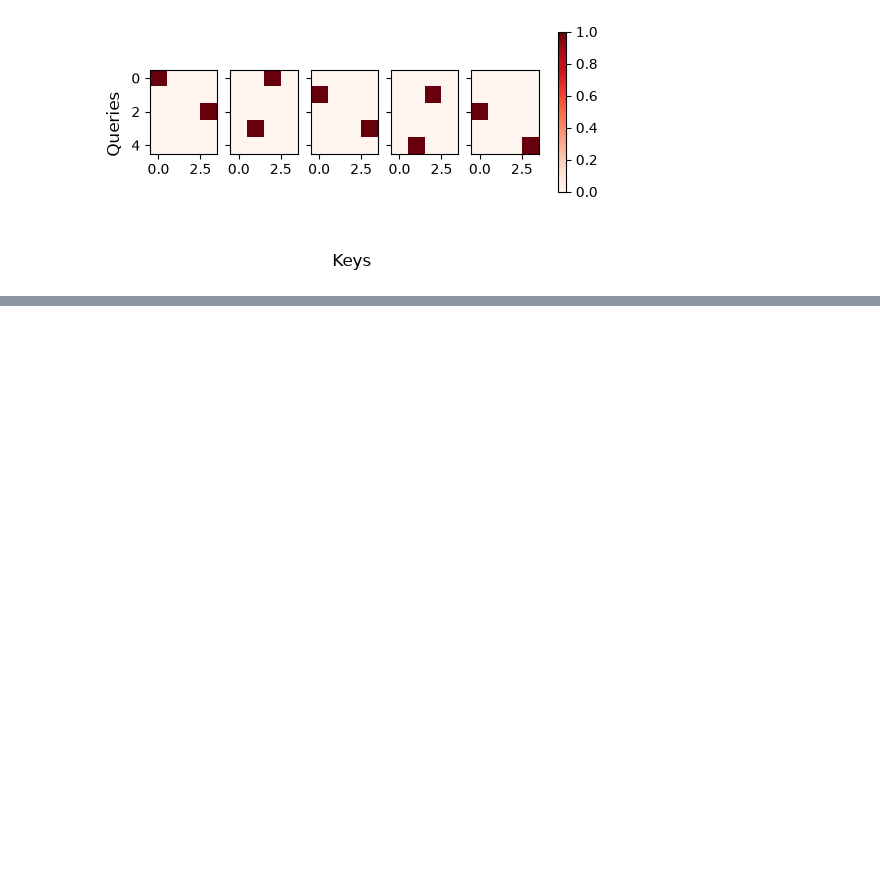
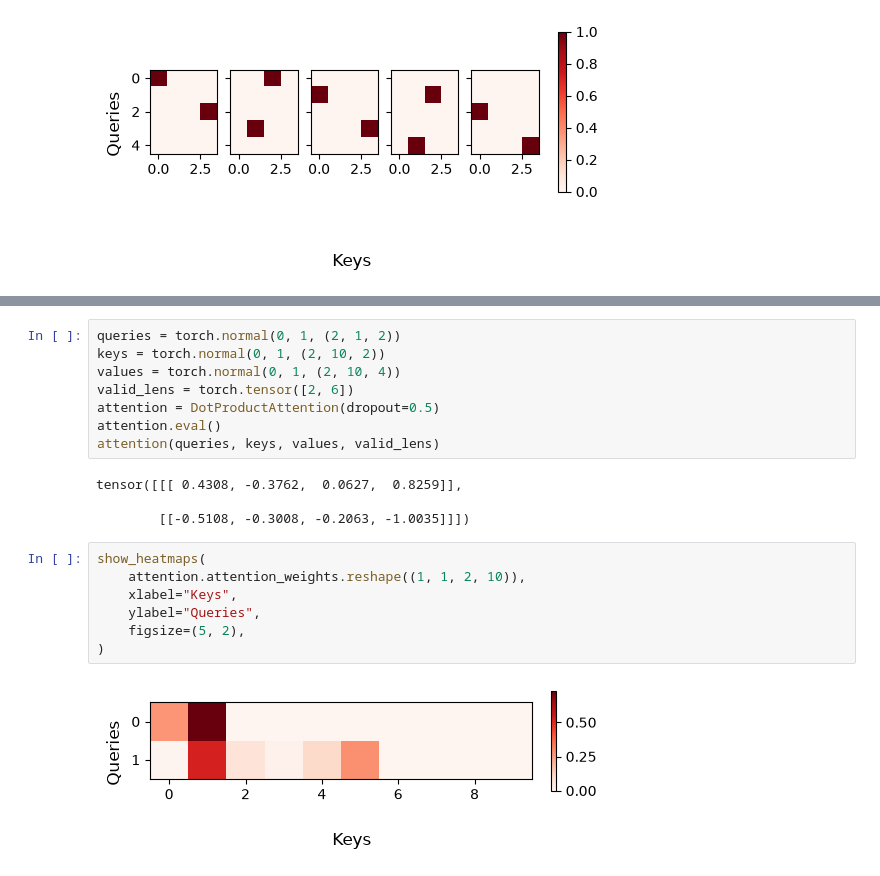
Before and after one commit to loki-git001/IPYNB-files, a Jupyter notebook: Transformers/learn_attention.ipynb, the cells around one changed output, grey strips where cells are left out. Saved outputs shown, nothing was run; the diff lists cells and outputs as text; blank space fills up the shorter version.

Commit message:
Learned multihead attention

```diff
--- a/Transformers/learn_attention.ipynb
+++ b/Transformers/learn_attention.ipynb
@@ -42,0 +145,21 @@ show_heatmaps(attention_weights, xlabel="Keys", ylabel="Queries", figsize=(5, 3)
+# %%
+queries = torch.normal(0, 1, (2, 1, 2))
+keys = torch.normal(0, 1, (2, 10, 2))
+values = torch.normal(0, 1, (2, 10, 4))
+valid_lens = torch.tensor([2, 6])
+attention = DotProductAttention(dropout=0.5)
+attention.eval()
+attention(queries, keys, values, valid_lens)
+# %% [output]
+tensor([[[ 0.4308, -0.3762,  0.0627,  0.8259]],
+
+        [[-0.5108, -0.3008, -0.2063, -1.0035]]])
+# %%
+show_heatmaps(
+    attention.attention_weights.reshape((1, 1, 2, 10)),
+    xlabel="Keys",
+    ylabel="Queries",
+    figsize=(5, 2),
+)
+# %% [output]
+[figure, added]
```
Also changed, not shown: parts of 9 cells of this notebook.
